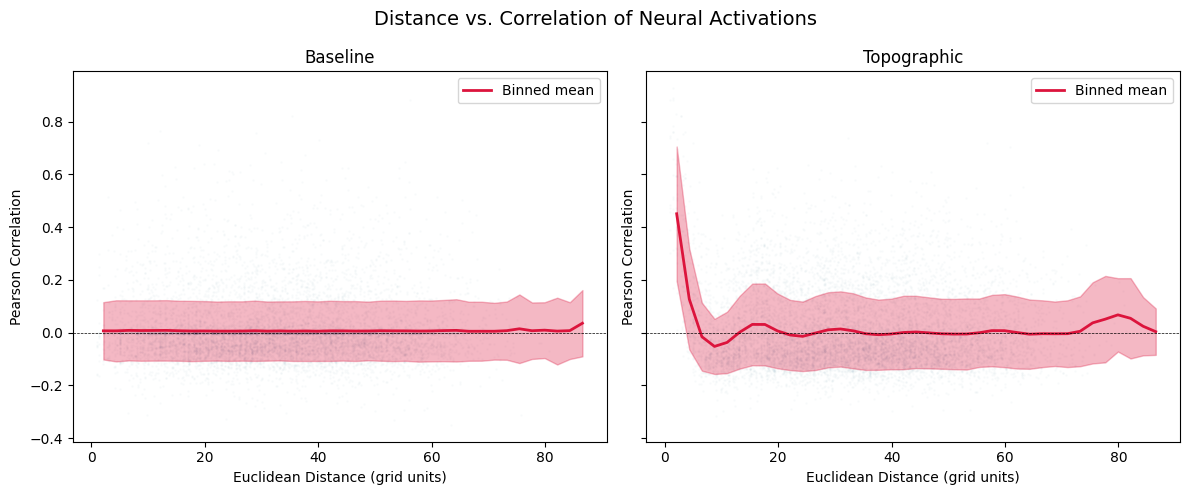
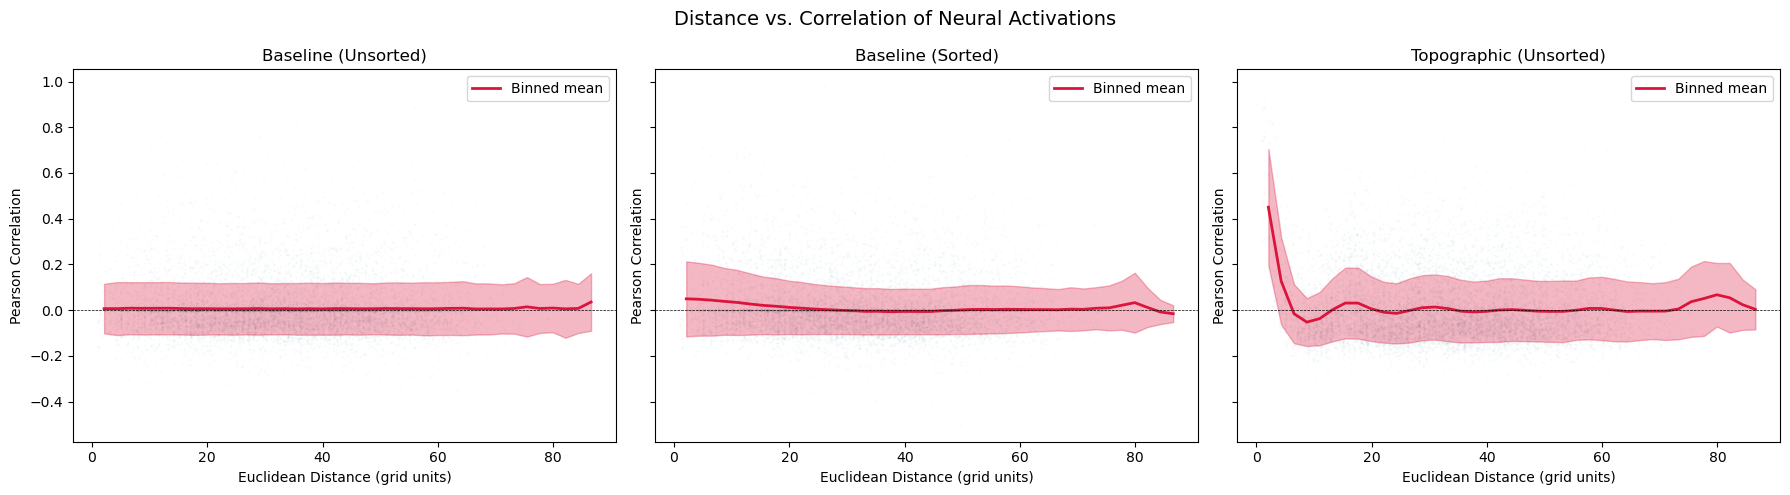
Code edit (unified diff) that turned the first committed figure into the second:
--- before
+++ after
@@ -2,7 +2,13 @@
     data = json.load(f)
 
-fig, axes = plt.subplots(1, 2, figsize=(12, 5), sharey=True)
+panels = [
+    ("baseline", "Baseline (Unsorted)"),
+    ("baseline_sorted", "Baseline (Sorted)"),
+    ("topo", "Topographic (Unsorted)"),
+]
 
-for ax, (key, label) in zip(axes, [("baseline", "Baseline"), ("topo", "Topographic")]):
+fig, axes = plt.subplots(1, len(panels), figsize=(6 * len(panels), 5), sharey=True)
+
+for ax, (key, label) in zip(axes, panels):
     d = np.array(data[key]["distances"])
     c = np.array(data[key]["correlations"])

Commit: Add sorted baseline distance corrs